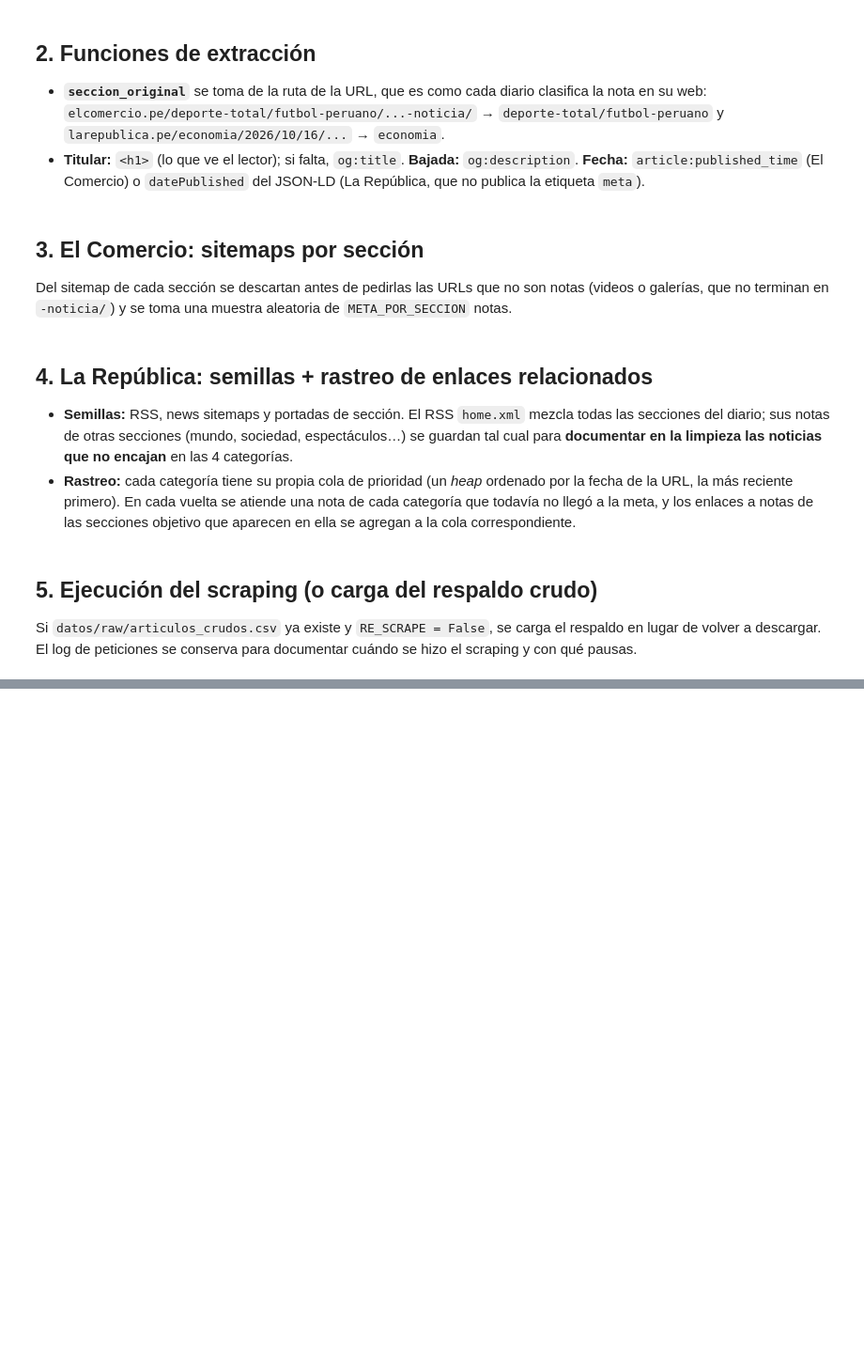
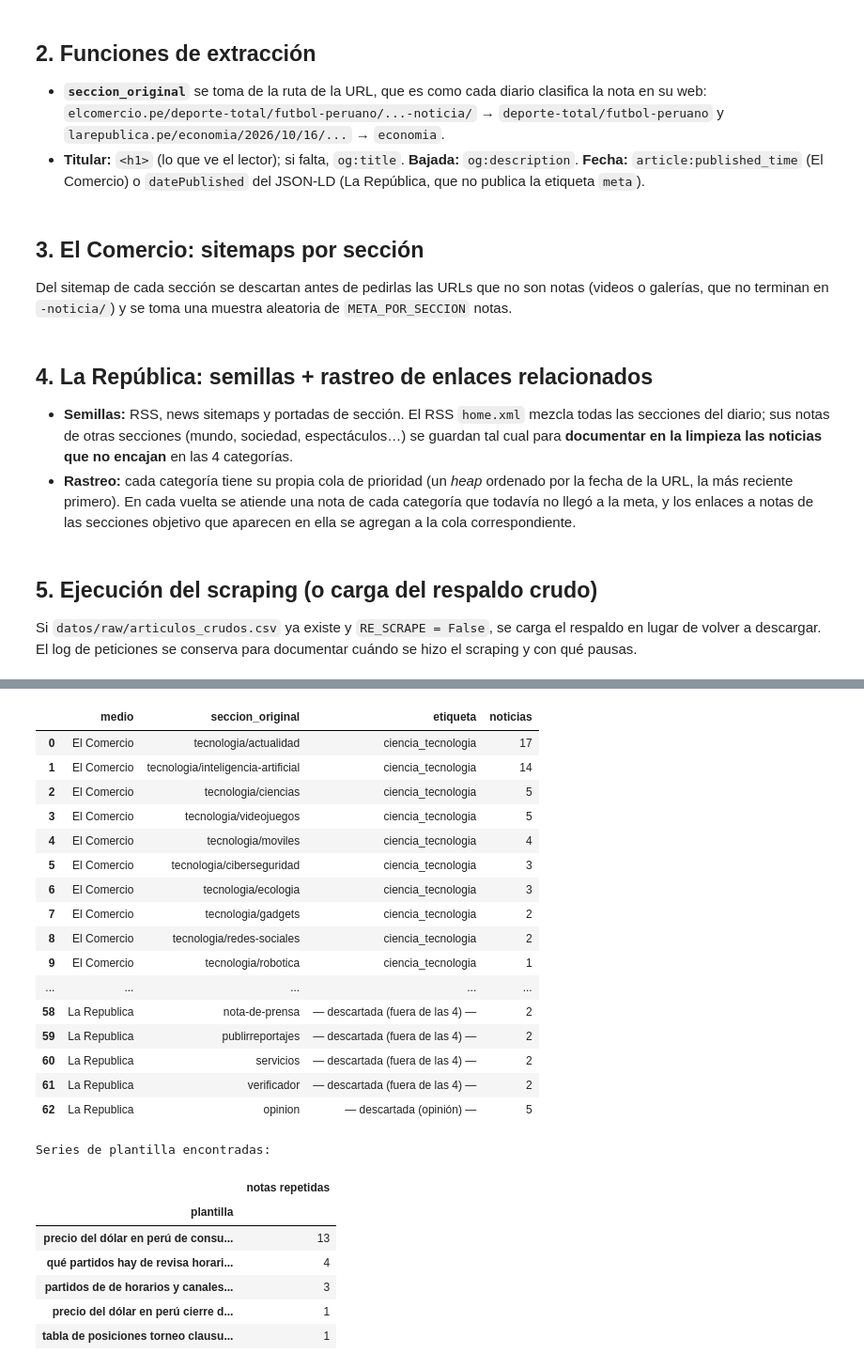
Before and after one commit to rodnm/intermediate-python-hw, a Jupyter notebook: tarea_1/01_recoleccion.ipynb, the cells around one changed output, grey strips where cells are left out. Shown at 94% size. Saved outputs shown, nothing was run; the diff lists cells and outputs as text; code cells hidden in the pictures; blank space fills up the shorter version.

```diff
--- a/tarea_1/01_recoleccion.ipynb
+++ b/tarea_1/01_recoleccion.ipynb
@@ -67,6 +67,7 @@ from protego import Protego
 pio.renderers.default = "plotly_mimetype+png"
 pio.renderers["png"].width, pio.renderers["png"].height = 950, 500
 pd.set_option("display.max_colwidth", 110)
+pd.set_option("display.max_rows", 120)
 
 FECHA_DESCARGA = date.today().isoformat()
 SEED = 42
@@ -410,0 +461,67 @@ Scraping: 498 peticiones HTTP entre 2026-10-17 10:49 y 11:08 | pausa mediana ent
+# %%
+MAPEO_SECCION = {
+    "politica": "politica",
+    "economia": "economia",
+    "deportes": "deportes",
+    "deporte-total": "deportes",
+    "elecciones": "politica",
+    "ciencia": "ciencia_tecnologia",
+    "tecnologia": "ciencia_tecnologia",
+}
+
+df["seccion_madre"] = df["seccion_original"].fillna("(sin sección)").str.split("/").str[0]
+df["etiqueta"] = df["seccion_madre"].map(MAPEO_SECCION)
+es_opinion = df["seccion_original"].fillna("").str.contains(r"(?:^|/)opinion(?:/|$)")
+
+tabla_mapeo = (df.assign(etiqueta=df["etiqueta"].where(~es_opinion, "— descartada (opinión) —")
+                         .fillna("— descartada (fuera de las 4) —"))
+                 .groupby(["medio", "seccion_original", "etiqueta"]).size().rename("noticias")
+                 .reset_index().sort_values(["medio", "etiqueta", "noticias"], ascending=[True, True, False]))
+display(tabla_mapeo.reset_index(drop=True))
+
+fuera = df[df["etiqueta"].isna()]
+secciones_fuera = ", ".join(sorted(fuera["seccion_madre"].unique()))
+registrar(f"Sección fuera de las 4 categorías ({secciones_fuera})", fuera)
+df = df[df["etiqueta"].notna()]
+
+opinion = df[es_opinion.loc[df.index]]
+registrar("Columna de opinión (no es noticia)", opinion)
+df = df.drop(opinion.index).copy()
+
+# Titulares de plantilla: se comparan sin números ni nombres de días o meses
+FECHAS_EN_TEXTO = (r"\b(hoy|lunes|martes|miércoles|jueves|viernes|sábado|domingo|enero|febrero|marzo|abril|mayo|"
+                   r"junio|julio|agosto|septiembre|setiembre|octubre|noviembre|diciembre)\b")
+df["plantilla"] = (df["titular"].str.lower().str.replace(FECHAS_EN_TEXTO, " ", regex=True)
+                   .str.replace(r"\d+", " ", regex=True).str.replace(r"\W+", " ", regex=True).str.strip())
+df = df.sort_values("fecha", ascending=False)        # de cada serie se conserva la nota más reciente
+repetidas = df[df.duplicated("plantilla")]
+registrar("Titular de plantilla repetida (serie diaria)", repetidas)
+print("Series de plantilla encontradas:")
+display(repetidas.groupby("plantilla").size().sort_values(ascending=False).rename("notas repetidas").to_frame())
+df = df.drop(repetidas.index).drop(columns="plantilla")
+# %% [output]
+|  | medio | seccion_original | etiqueta | noticias |
+| 0 | El Comercio | tecnologia/actualidad | ciencia_tecnologia | 17 |
+| 1 | El Comercio | tecnologia/inteligencia-artificial | ciencia_tecnologia | 14 |
+| 2 | El Comercio | tecnologia/ciencias | ciencia_tecnologia | 5 |
+| 3 | El Comercio | tecnologia/videojuegos | ciencia_tecnologia | 5 |
+| 4 | El Comercio | tecnologia/moviles | ciencia_tecnologia | 4 |
+| 5 | El Comercio | tecnologia/ciberseguridad | ciencia_tecnologia | 3 |
+| 6 | El Comercio | tecnologia/ecologia | ciencia_tecnologia | 3 |
+| 7 | El Comercio | tecnologia/gadgets | ciencia_tecnologia | 2 |
+| 8 | El Comercio | tecnologia/redes-sociales | ciencia_tecnologia | 2 |
+| 9 | El Comercio | tecnologia/robotica | ciencia_tecnologia | 1 |
+| ... | ... | ... | ... | ... |
+| 58 | La Republica | nota-de-prensa | — descartada (fuera de las 4) — | 2 |
+| 59 | La Republica | publirreportajes | — descartada (fuera de las 4) — | 2 |
+| 60 | La Republica | servicios | — descartada (fuera de las 4) — | 2 |
+| 61 | La Republica | verificador | — descartada (fuera de las 4) — | 2 |
+| 62 | La Republica | opinion | — descartada (opinión) — | 5 |
+Series de plantilla encontradas:
+|  | notas repetidas |
+| plantilla |  |
+| precio del dólar en perú de consu... | 13 |
+| qué partidos hay de revisa horari... | 4 |
+| partidos de de horarios y canales... | 3 |
+| precio del dólar en perú cierre d... | 1 |
+| tabla de posiciones torneo clausu... | 1 |
```
Also changed, not shown: parts of 7 cells of this notebook, 1 other file.
